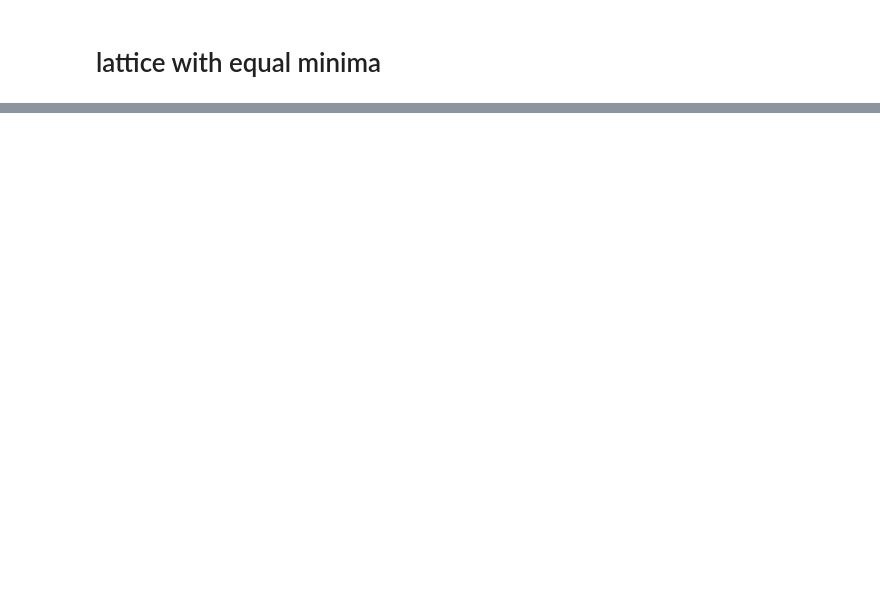
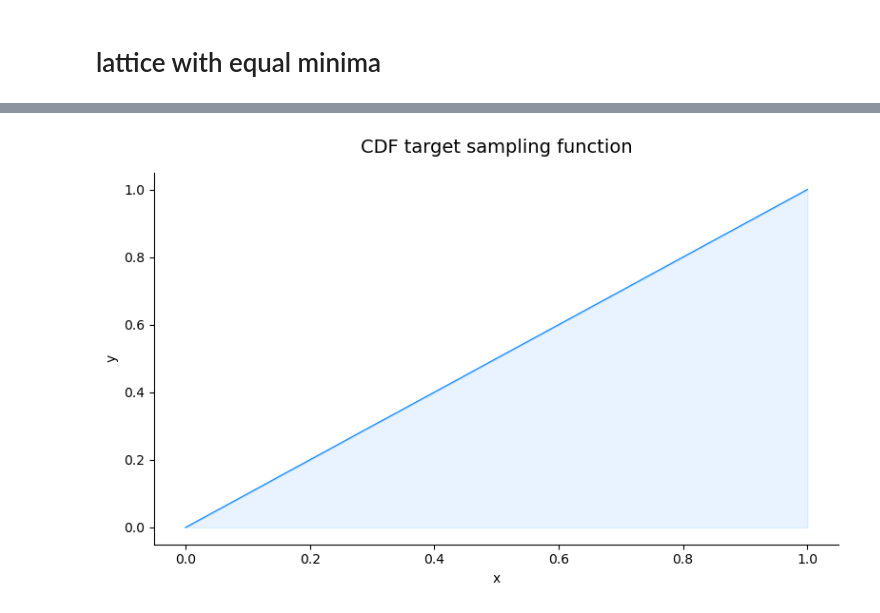
Before and after one commit to qlapoty/Qlapoty, a Jupyter notebook: sage-implementation/test_heuristics/test_minima_rank2.ipynb, the cells around one changed output, grey strips where cells are left out. Drawn from its saved outputs; the diff is of its cells as text; code cells hidden in the pictures; blank space fills up the shorter version.

```diff
--- a/sage-implementation/test_heuristics/test_minima_rank2.ipynb
+++ b/sage-implementation/test_heuristics/test_minima_rank2.ipynb
@@ -146,0 +180,4 @@ plot_function(x_cdf_r, y_cdf_r, "Commulative Density Function ")
+# %%
+plot_function(x_cdf_sampling, y_cdf_sampling, "CDF target sampling function")
+# %% [output]
+[figure, added]
```
Also changed, not shown: parts of 17 cells of this notebook, 1 other file.
